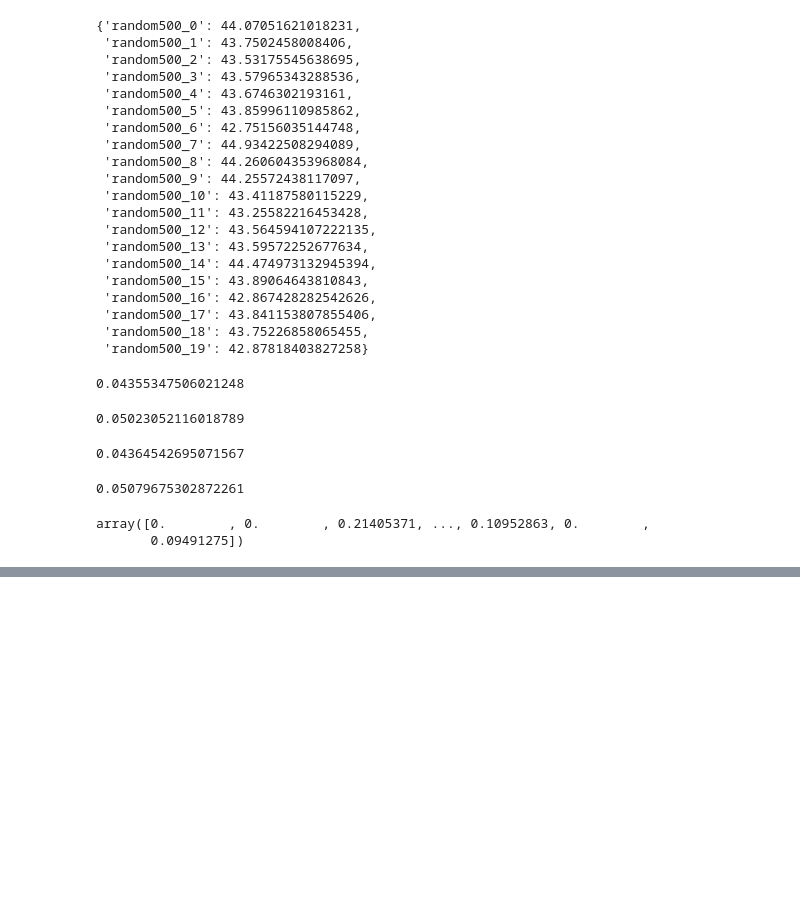
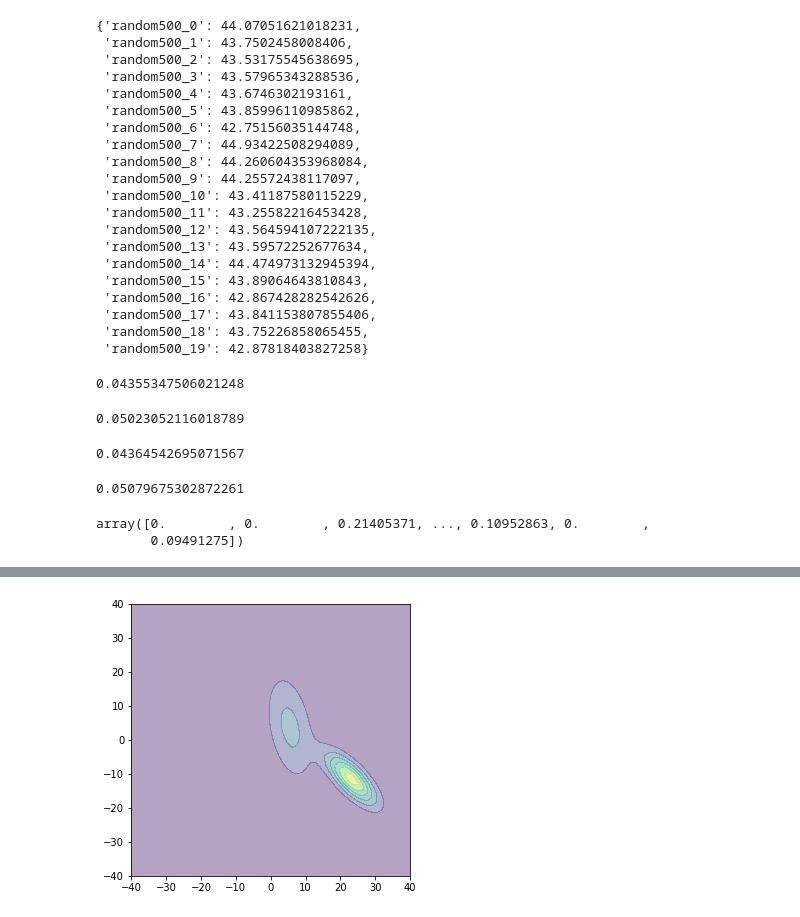
Before and after one commit to tyler-martin-12/tcav_on_azure, a Jupyter notebook: random_class_density.ipynb, the cells around one changed output, grey strips where cells are left out. Saved outputs shown, nothing was run; the diff lists cells and outputs as text; code cells hidden in the pictures; blank space fills up the shorter version.

```diff
--- a/random_class_density.ipynb
+++ b/random_class_density.ipynb
@@ -350,0 +462,43 @@ array([0.        , 0.        , 0.21405371, ..., 0.10952863, 0.        ,
+# %%
+import numpy as np
+import matplotlib.pyplot as plt
+from matplotlib import cm
+from mpl_toolkits.mplot3d import Axes3D
+
+fig = plt.figure(figsize=[5,5])
+
+# Our 2-dimensional distribution will be over variables X and Y
+N = 60
+X = np.linspace(-40, 40, N)
+Y = np.linspace(-40, 40, N)
+X, Y = np.meshgrid(X, Y)
+
+# Mean vector and covariance matrix
+mu = np.array([0., 1.])
+Sigma = np.array([[ 1 , 0], [1,  1]])
+
+mu_1 = gm.means_[0]
+Sigma_1 = gm.covariances_[0]
+
+mu_2 = gm.means_[1]
+Sigma_2 = gm.covariances_[1]
+
+# Pack X and Y into a single 3-dimensional array
+pos = np.empty(X.shape + (2,))
+pos[:, :, 0] = X
+pos[:, :, 1] = Y
+
+Z1 = multivariate_gaussian(pos, mu_1, Sigma_1)
+Z2 = multivariate_gaussian(pos, mu_2, Sigma_2)
+
+
+ax = fig.gca()
+
+cset = ax.contourf(X, Y, Z2+Z1, cmap=cm.viridis, alpha = .4)
+
+my_xlim = plt.xlim([-40,40])
+my_ylim = plt.ylim([-40,40])
+
+plt.show()
+# %% [output]
+[figure, added]
```
Also changed, not shown: parts of 21 cells of this notebook, 2 other files.
